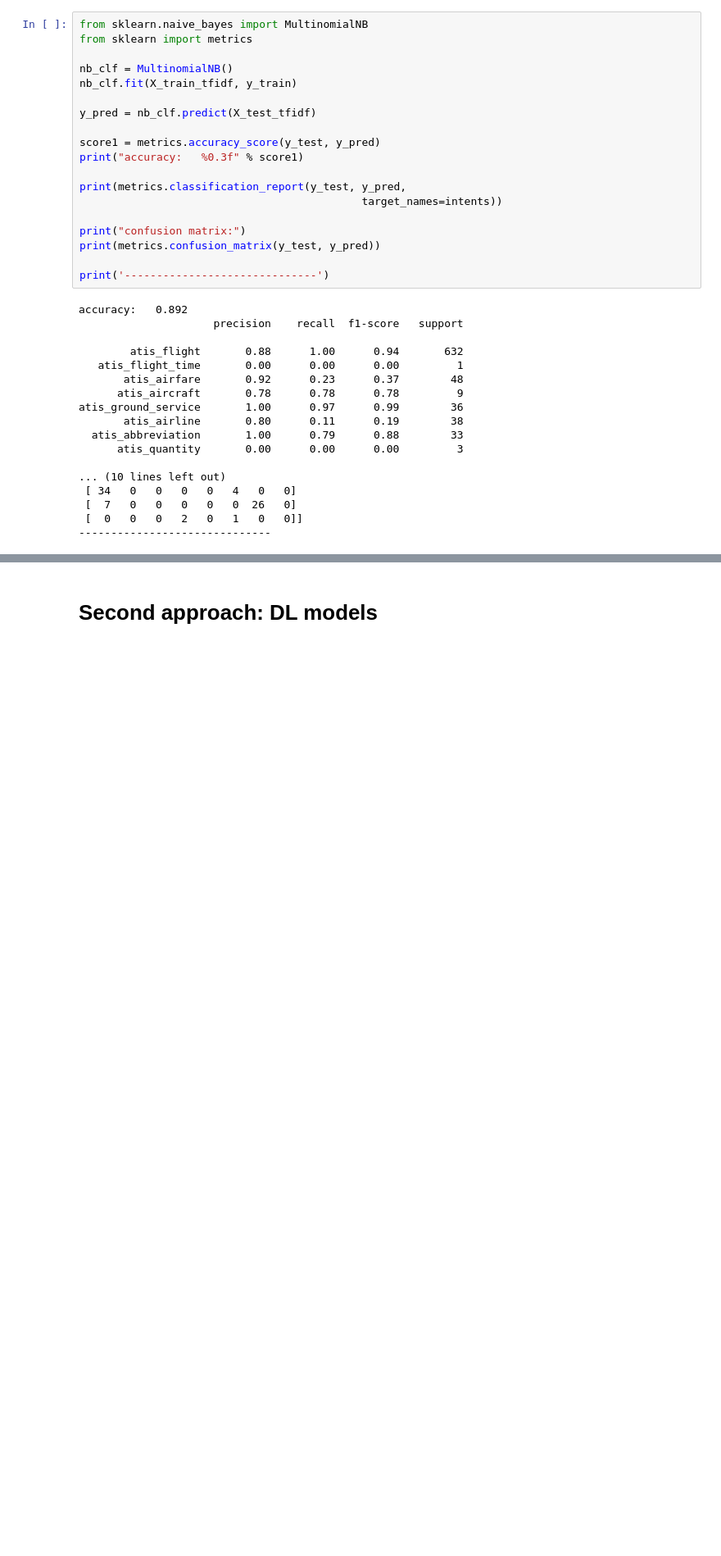
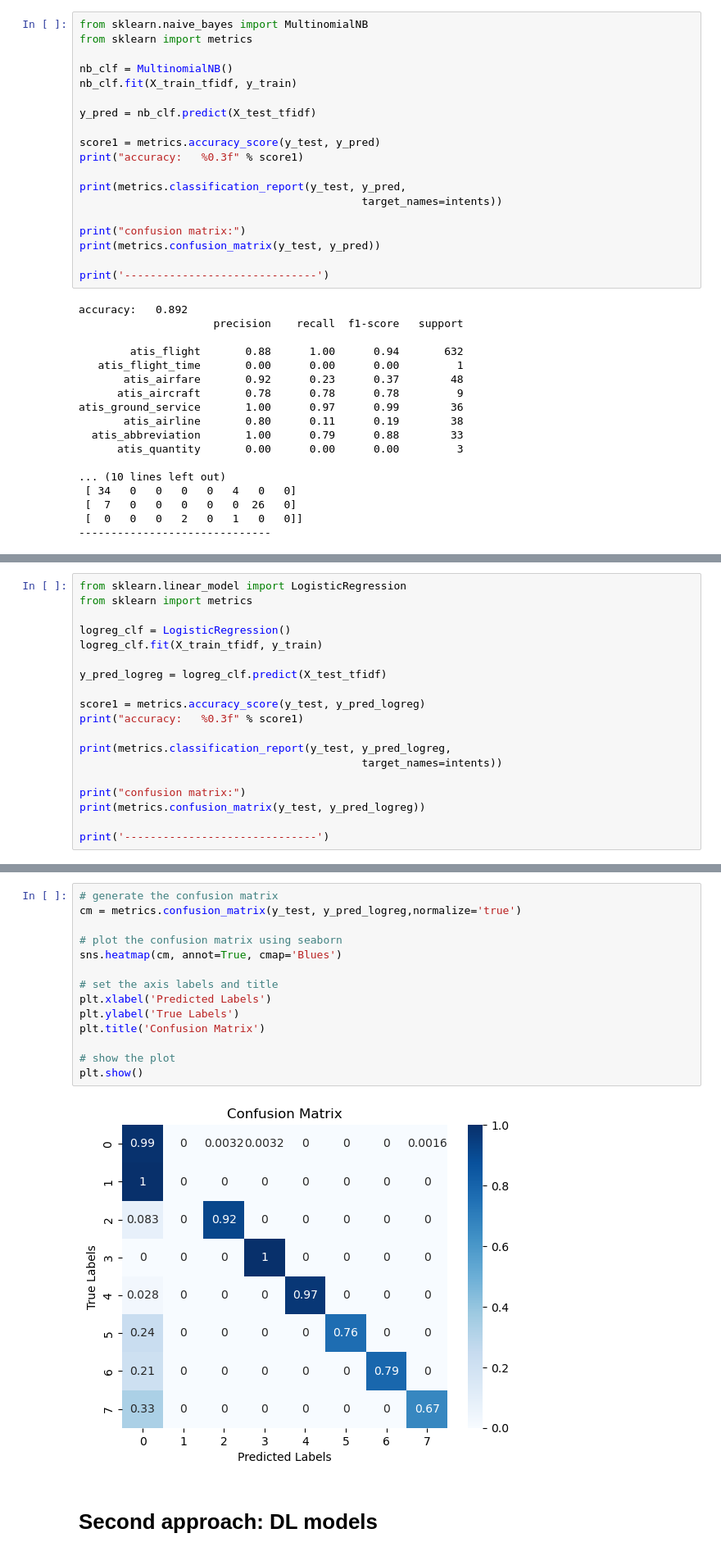
Before and after one commit to chrisahn99/nlp_project_intent, a Jupyter notebook: notebooks/atis-intent-classification.ipynb, the cells around one changed output, grey strips where cells are left out. Shown: that part at 82% size. Saved outputs shown, nothing was run; the diff lists cells and outputs as text; blank space fills up the shorter version.

```diff
--- a/notebooks/atis-intent-classification.ipynb
+++ b/notebooks/atis-intent-classification.ipynb
@@ -302,0 +314,19 @@ Name: intent, dtype: int64
+# %%
+from sklearn.linear_model import LogisticRegression
+from sklearn import metrics
+
+logreg_clf = LogisticRegression()
+logreg_clf.fit(X_train_tfidf, y_train)
+
+y_pred_logreg = logreg_clf.predict(X_test_tfidf)
+
+score1 = metrics.accuracy_score(y_test, y_pred_logreg)
+print("accuracy:   %0.3f" % score1)
+
+print(metrics.classification_report(y_test, y_pred_logreg,
+                                            target_names=intents))
+
+print("confusion matrix:")
+print(metrics.confusion_matrix(y_test, y_pred_logreg))
+
+print('------------------------------')
@@ -303,2 +351,18 @@ Name: intent, dtype: int64
+# %%
+# generate the confusion matrix
+cm = metrics.confusion_matrix(y_test, y_pred_logreg,normalize='true')
+
+# plot the confusion matrix using seaborn
+sns.heatmap(cm, annot=True, cmap='Blues')
+
+# set the axis labels and title
+plt.xlabel('Predicted Labels')
+plt.ylabel('True Labels')
+plt.title('Confusion Matrix')
+
+# show the plot
+plt.show()
+# %% [output]
+[figure, added]
 # %% [markdown]
 # Second approach: DL models
```
Also changed, not shown: parts of 38 cells of this notebook.
